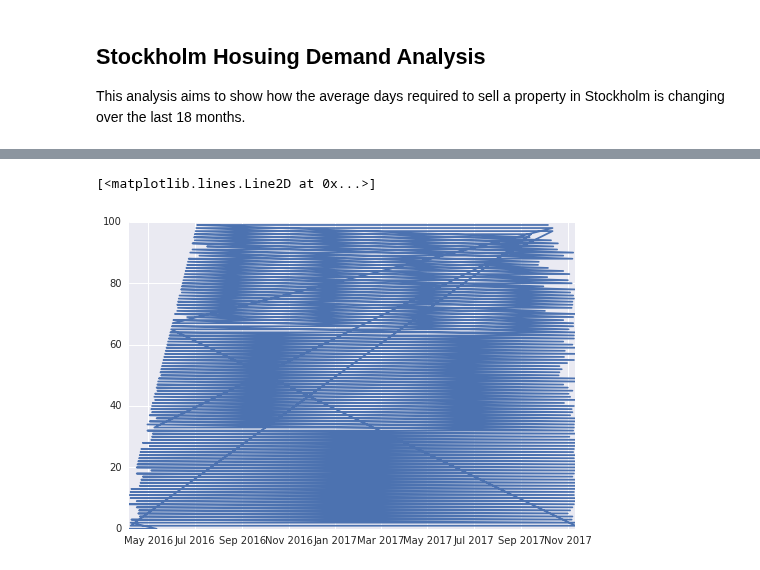
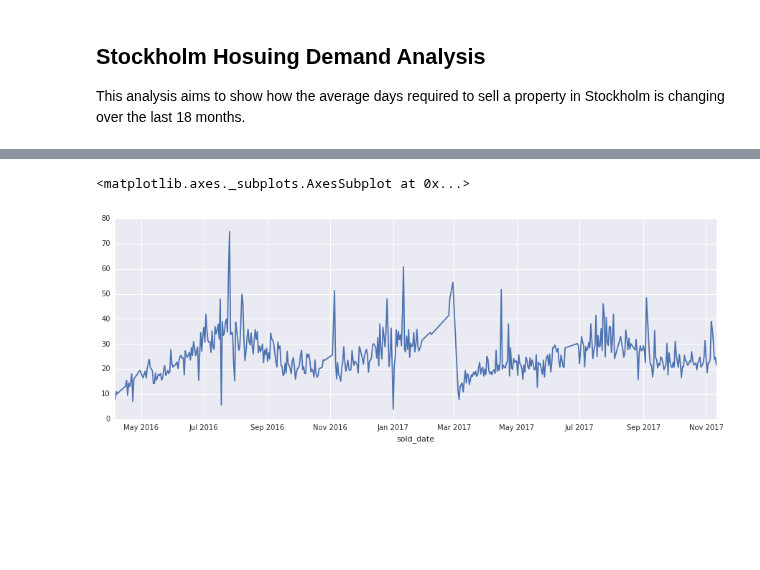
Before and after one commit to AbdoShalaby/bojakt, a Jupyter notebook: Stockholm+housing+demand+analysis.ipynb, the cells around one changed output, grey strips where cells are left out. Cells and saved outputs as stored; diff of their text form; code cells hidden in the pictures; blank space fills up the shorter version.

Commit message:
line chart

```diff
--- a/Stockholm+housing+demand+analysis.ipynb
+++ b/Stockholm+housing+demand+analysis.ipynb
@@ -89,15 +44,11 @@ dtype: object
-# %%
-import matplotlib.pyplot as plt
-
-lst = []
-avg_days_to_sell = np.array(days_to_sell['avg_days_to_sell'])
-
-for date in days_to_sell['sold_date']:
-    lst.append(datetime.strptime(date,'%Y-%m-%d'))
-
-ts = pd.Series(data = avg_days_to_sell, index = lst)
-
-plt.plot(ts)
-# %% [output]
-[<matplotlib.lines.Line2D at 0x...>]
-[figure, removed]
+# %%
+# Aggregate the data.
+#d2.head()
+#d2.sold_date.value_counts().plot()
+
+avg_days_by_date = data.groupby("sold_date").mean()
+
+avg_days_by_date.days_to_sell.plot(kind="line", figsize=(15,5))
+# %% [output]
+<matplotlib.axes._subplots.AxesSubplot at 0x...>
+[figure, added]
```
Also changed, not shown: parts of 5 cells of this notebook.
